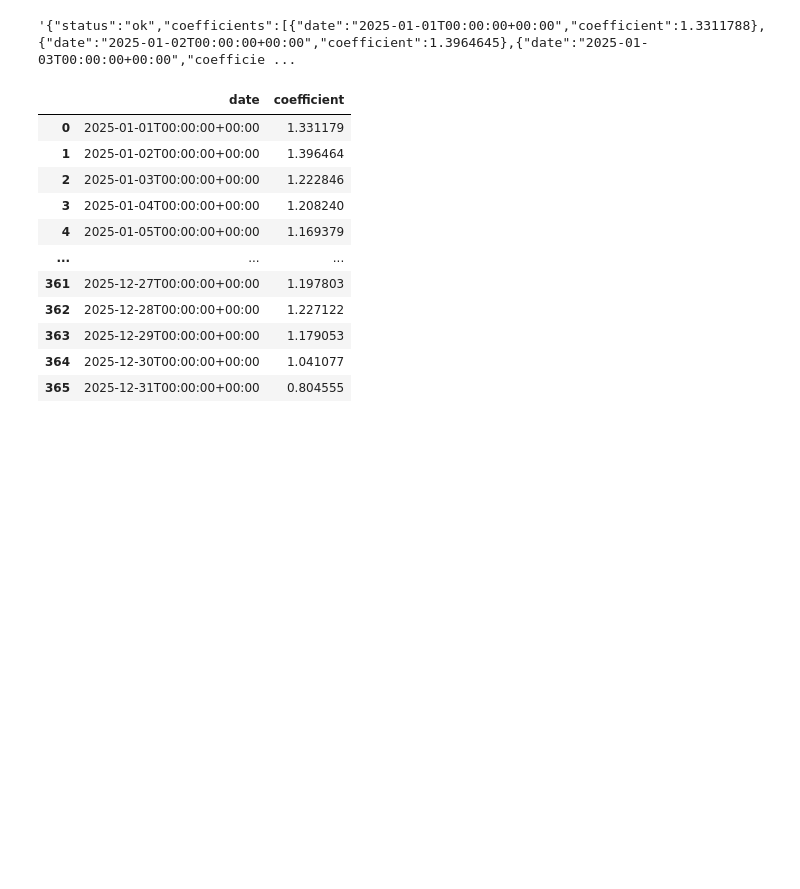
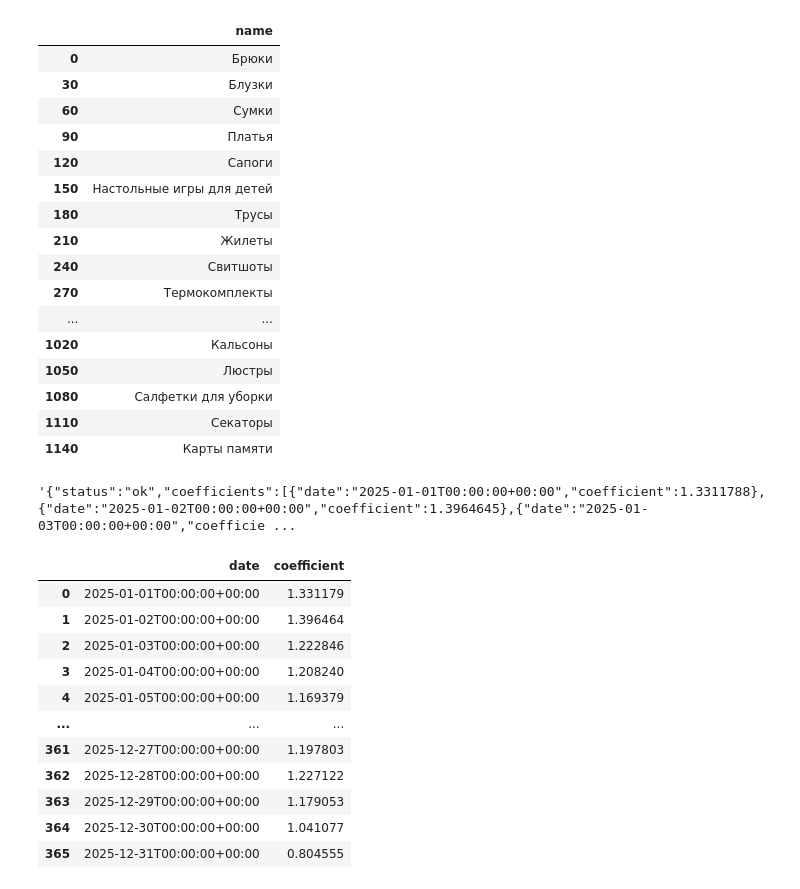
Before and after one commit to vnaumq/mini-dwh-sales-pipeline, a Jupyter notebook: dags/parsing.ipynb, the cells around one changed output. Cells and saved outputs as stored; diff of their text form; code cells hidden in the pictures; blank space fills up the shorter version.

```diff
--- a/dags/parsing.ipynb
+++ b/dags/parsing.ipynb
@@ -12,3 +84,23 @@ import os
+# %%
+df[['name']].drop_duplicates()
+# %% [output]
+|  | name |
+| 0 | Брюки |
+| 30 | Блузки |
+| 60 | Сумки |
+| 90 | Платья |
+| 120 | Сапоги |
+| 150 | Настольные игры для детей |
+| 180 | Трусы |
+| 210 | Жилеты |
+| 240 | Свитшоты |
+| 270 | Термокомплекты |
+| ... | ... |
+| 1020 | Кальсоны |
+| 1050 | Люстры |
+| 1080 | Салфетки для уборки |
+| 1110 | Секаторы |
+| 1140 | Карты памяти |
 # %%
 today = datetime.today()
 yesterday = today - timedelta(days=1)
```
Also changed, not shown: parts of 7 cells of this notebook, 45 other files.
